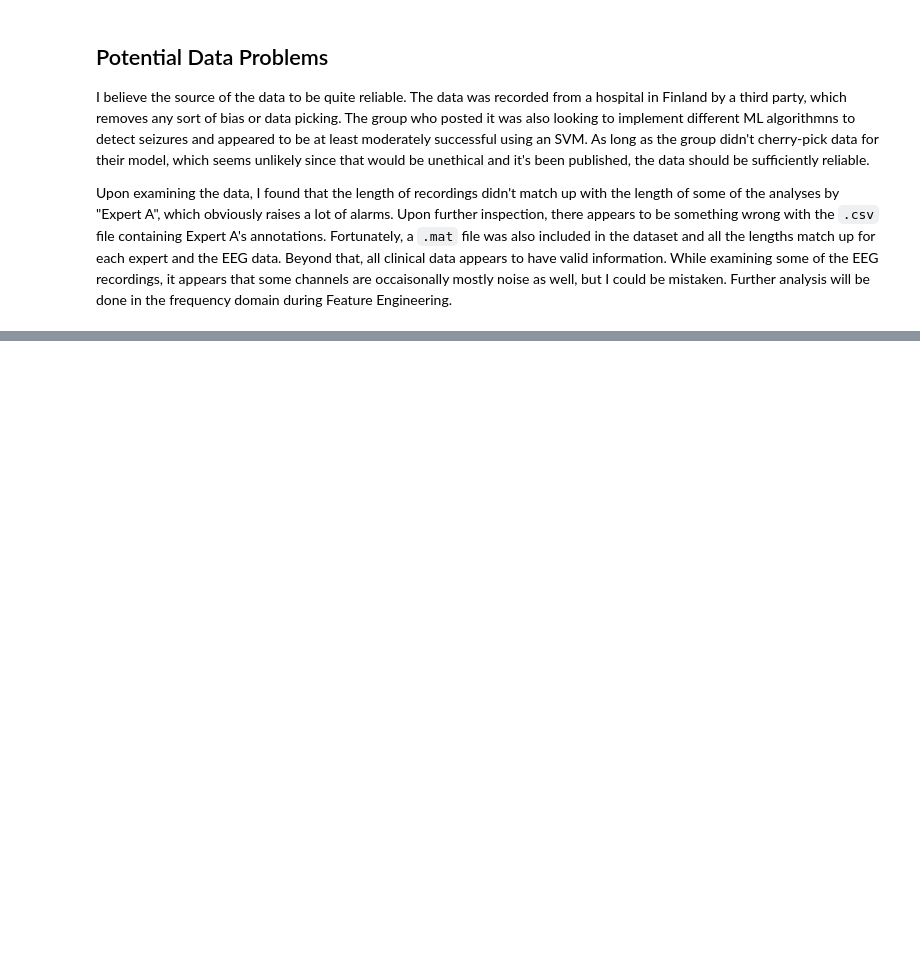
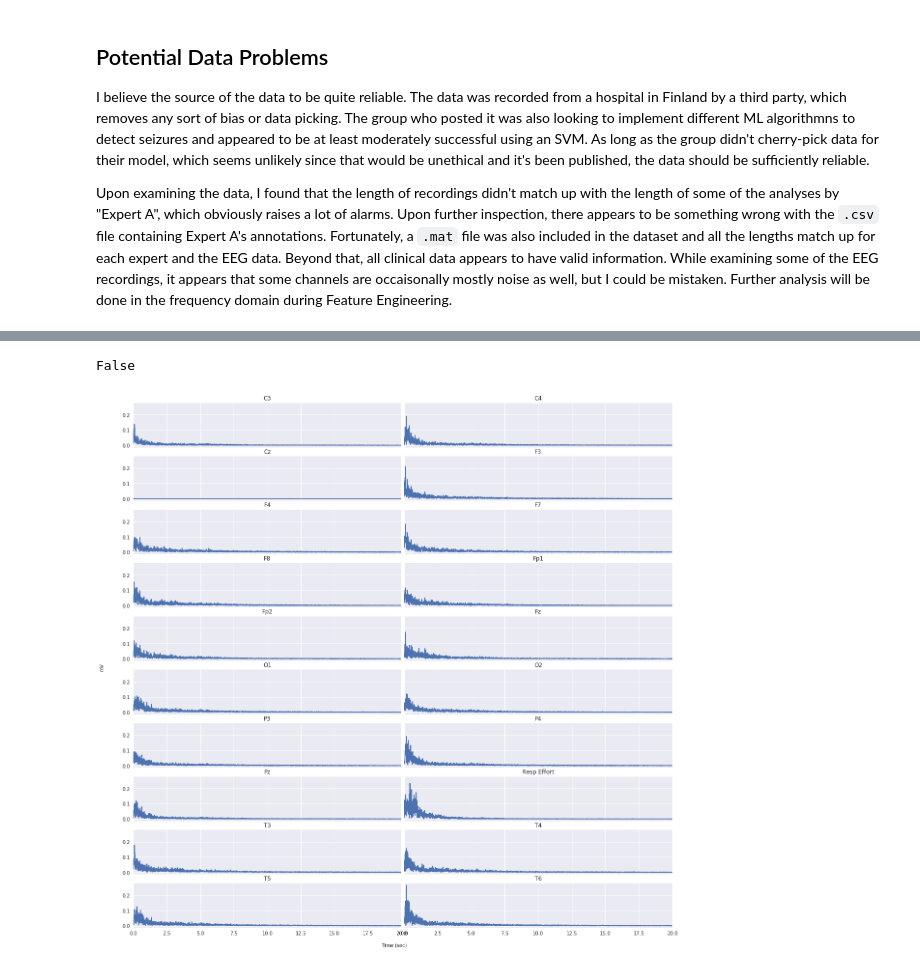
Before and after one commit to contagon/nicu-eeg-dataproject, a Jupyter notebook: main.ipynb, the cells around one changed output, grey strips where cells are left out. Saved outputs shown, nothing was run; the diff lists cells and outputs as text; code cells hidden in the pictures; blank space fills up the shorter version.

```diff
--- a/main.ipynb
+++ b/main.ipynb
@@ -405,0 +340,8 @@ L1: lam = 100000, score = 0.4945054945054945
+# %%
+data = read_data('data-split/eeg5_expertA_1.pkl')
+data_fft = fft(data)
+print(data.seizure)
+plot_signal(data_fft)
+# %% [output]
+False
+[figure, added]
```
Also changed, not shown: parts of 15 cells of this notebook, 1 other file.
